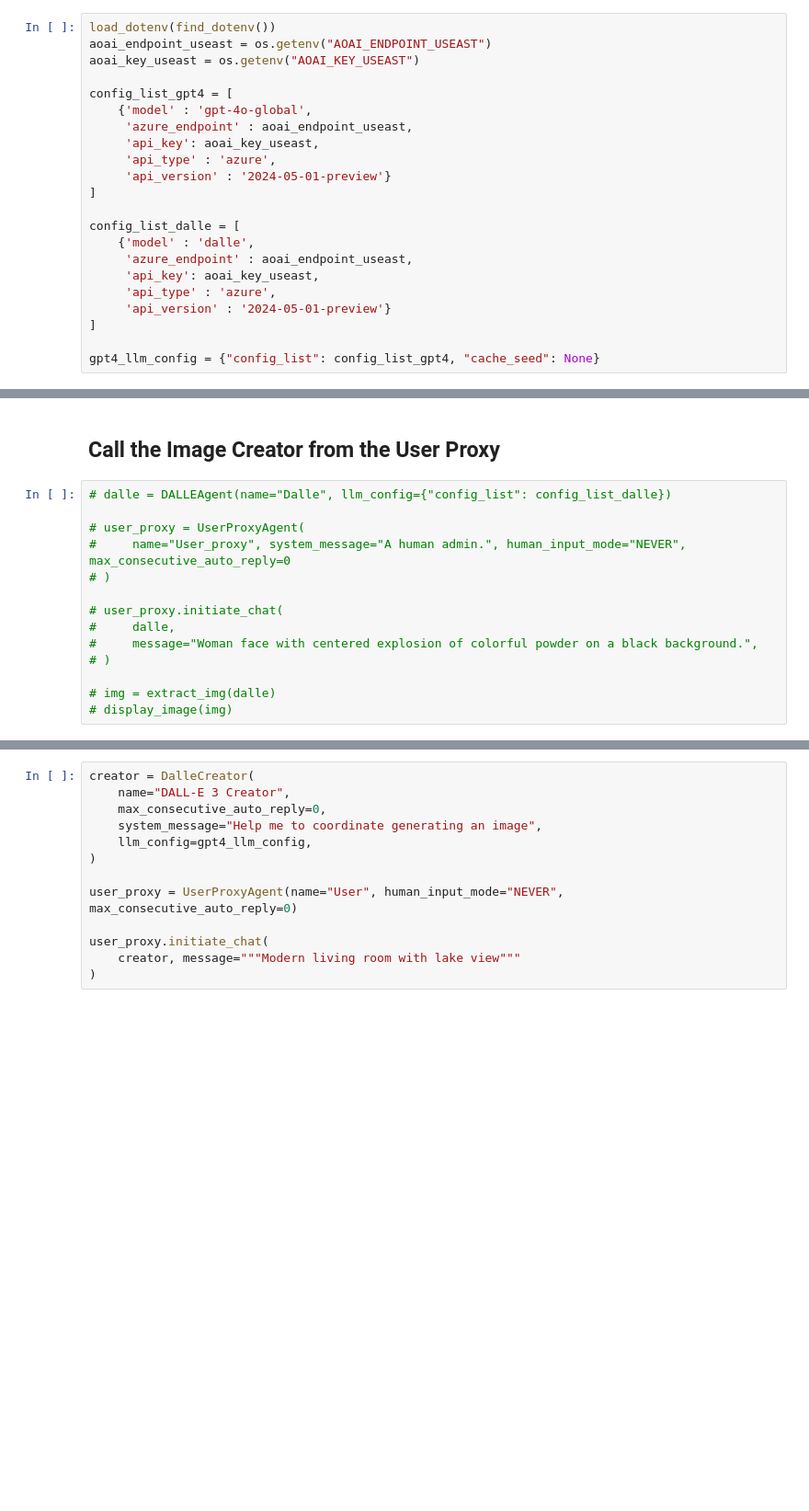
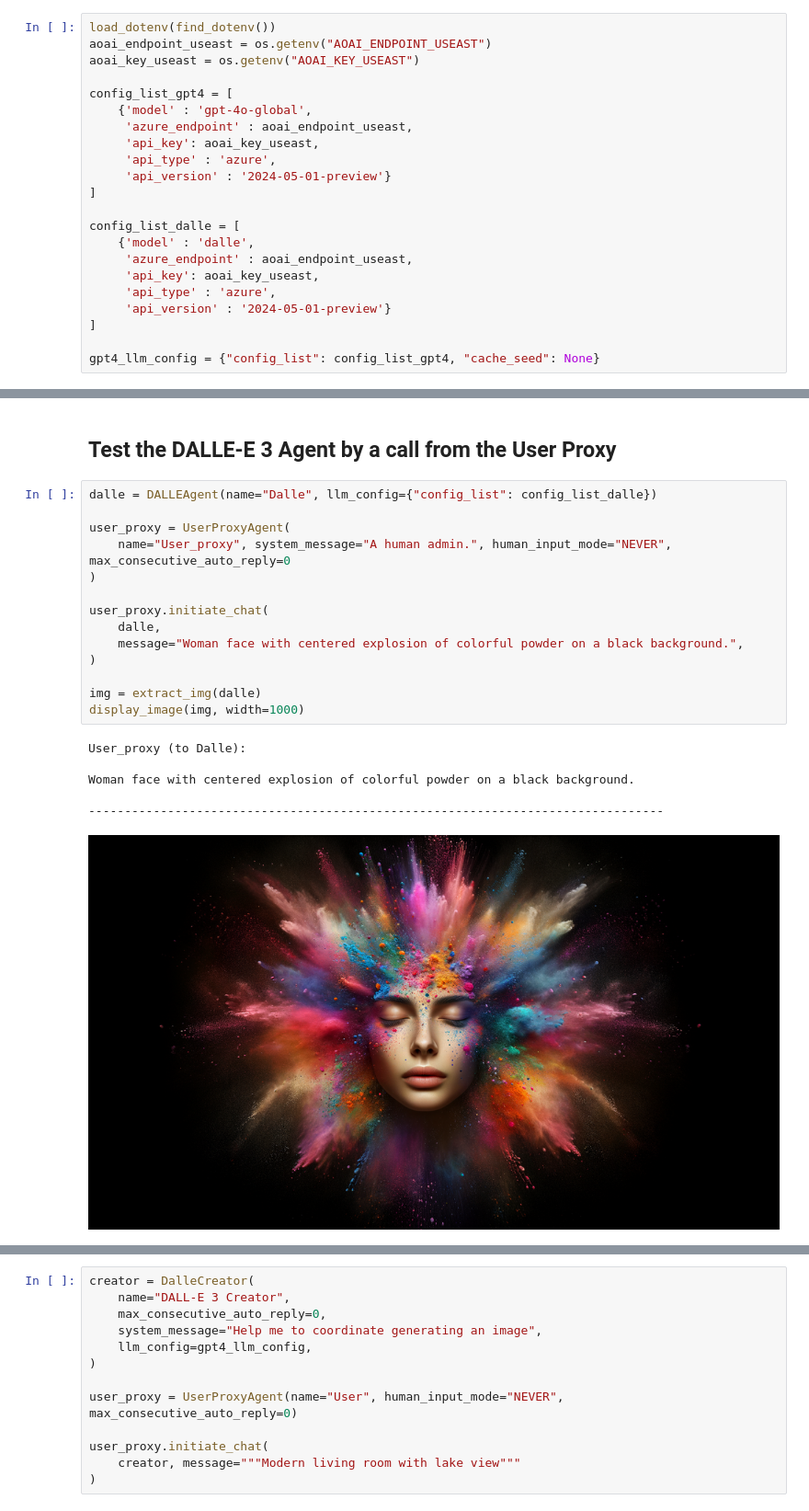
Before and after one commit to mashastroganova/autonomous-agent-workshop, a Jupyter notebook: agents/agentchat-dalle-gpt4o.ipynb, the cells around one changed output, grey strips where cells are left out. Shown at 92% size. Cells and saved outputs as stored; diff of their text form; blank space fills up the shorter version.

```diff
--- a/agents/agentchat-dalle-gpt4o.ipynb
+++ b/agents/agentchat-dalle-gpt4o.ipynb
@@ -211,20 +95,27 @@ class DALLEAgent(ConversableAgent):
         # Return the OpenAI message format
         return True, {"content": [{"type": "image_url", "image_url": {"url": img_data}}]}
 # %% [markdown]
-## Call the Image Creator from the User Proxy
+## Test the DALLE-E 3 Agent by a call from the User Proxy
 # %%
-# dalle = DALLEAgent(name="Dalle", llm_config={"config_list": config_list_dalle})
+dalle = DALLEAgent(name="Dalle", llm_config={"config_list": config_list_dalle})
 
-# user_proxy = UserProxyAgent(
-#     name="User_proxy", system_message="A human admin.", human_input_mode="NEVER", max_consecutive_auto_reply=0
-# )
+user_proxy = UserProxyAgent(
+    name="User_proxy", system_message="A human admin.", human_input_mode="NEVER", max_consecutive_auto_reply=0
+)
 
-# user_proxy.initiate_chat(
-#     dalle,
-#     message="Woman face with centered explosion of colorful powder on a black background.",
-# )
+user_proxy.initiate_chat(
+    dalle,
+    message="Woman face with centered explosion of colorful powder on a black background.",
+)
 
-# img = extract_img(dalle)
-# display_image(img)
+img = extract_img(dalle)
+display_image(img, width=1000)
+# %% [output]
+User_proxy (to Dalle):
+
+Woman face with centered explosion of colorful powder on a black background.
+
+--------------------------------------------------------------------------------
+[figure, added]
 # %% [markdown]
 ## Iterate several times with Critics
```
Also changed, not shown: parts of 9 cells of this notebook, 6 other files.
